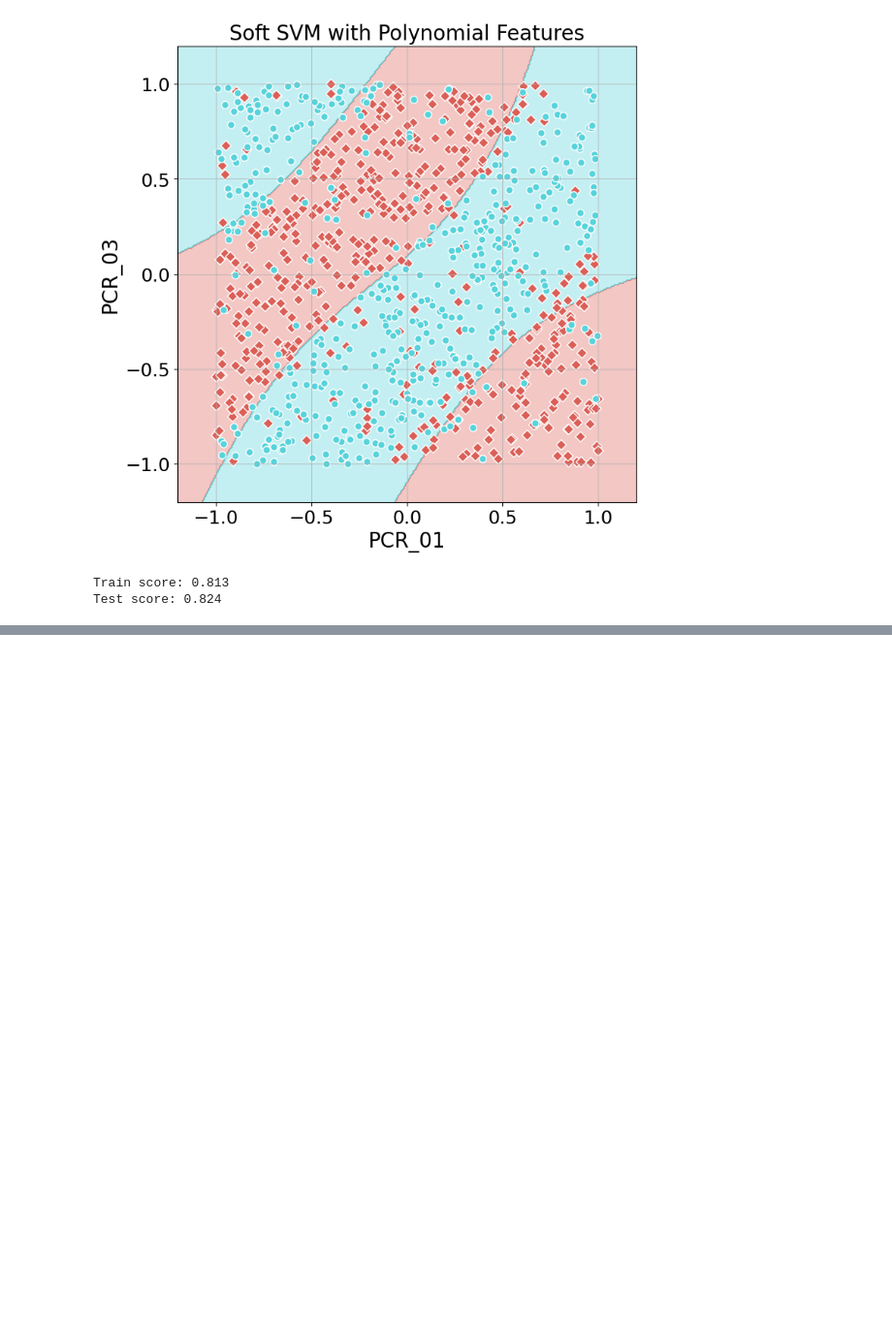
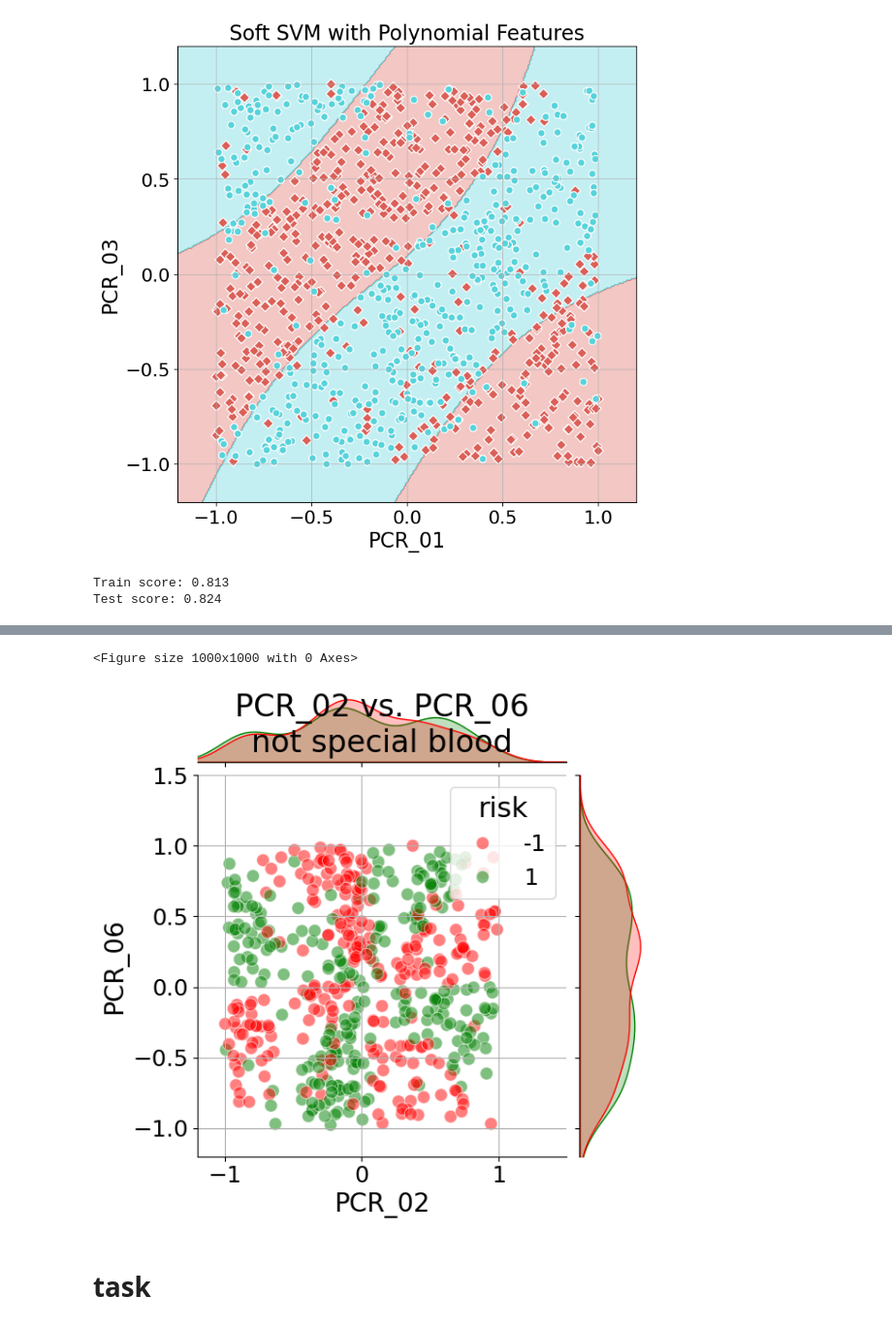
Before and after one commit to dgershko/iml_hw2, a Jupyter notebook: hw2.ipynb, the cells around one changed output, grey strips where cells are left out. Shown at 97% size. Cells and saved outputs as stored; diff of their text form; code cells hidden in the pictures; blank space fills up the shorter version.

```diff
--- a/hw2.ipynb
+++ b/hw2.ipynb
@@ -422,0 +446,26 @@ Test score: 0.824
+# %%
+from sklearn.svm import SVC
+train_data_frame = pd.read_csv('prepared_train_data.csv')
+test_data_frame = pd.read_csv('prepared_test_data.csv')
+train_data_frame = train_data_frame[train_data_frame["is_special_blood"] == -1]
+test_data_frame = test_data_frame[test_data_frame["is_special_blood"] == -1]
+pcr_2_6_full_data = train_data_frame[['PCR_02', 'PCR_06', 'risk']]
+pcr_2_6_train_data = train_data_frame[['PCR_02', 'PCR_06']].values
+pcr_2_6_full_test_data = test_data_frame[['PCR_02', 'PCR_06', 'risk']]
+pcr_2_6_test_data = test_data_frame[['PCR_02', 'PCR_06']].values
+pcr_2_6_train_data_labels = train_data_frame['risk']
+pcr_2_6_test_data_labels = test_data_frame['risk']
+# %%
+plt.figure(figsize=(10, 10))
+sns.jointplot(data=pcr_2_6_full_data, x='PCR_02', y='PCR_06', hue='risk', palette={-1: 'red', 1: 'green'}, s=100, alpha=0.5)
+plt.xlim(-1.2, 1.5)
+plt.ylim(-1.2, 1.5)
+plt.legend(loc='upper right', title='risk')
+plt.suptitle('PCR_02 vs. PCR_06\nnot special blood')
+plt.grid(True)
+plt.show()
+# %% [output]
+<Figure size 1000x1000 with 0 Axes>
+[figure, added]
+# %% [markdown]
+# task
```
Also changed, not shown: parts of 7 cells of this notebook.
